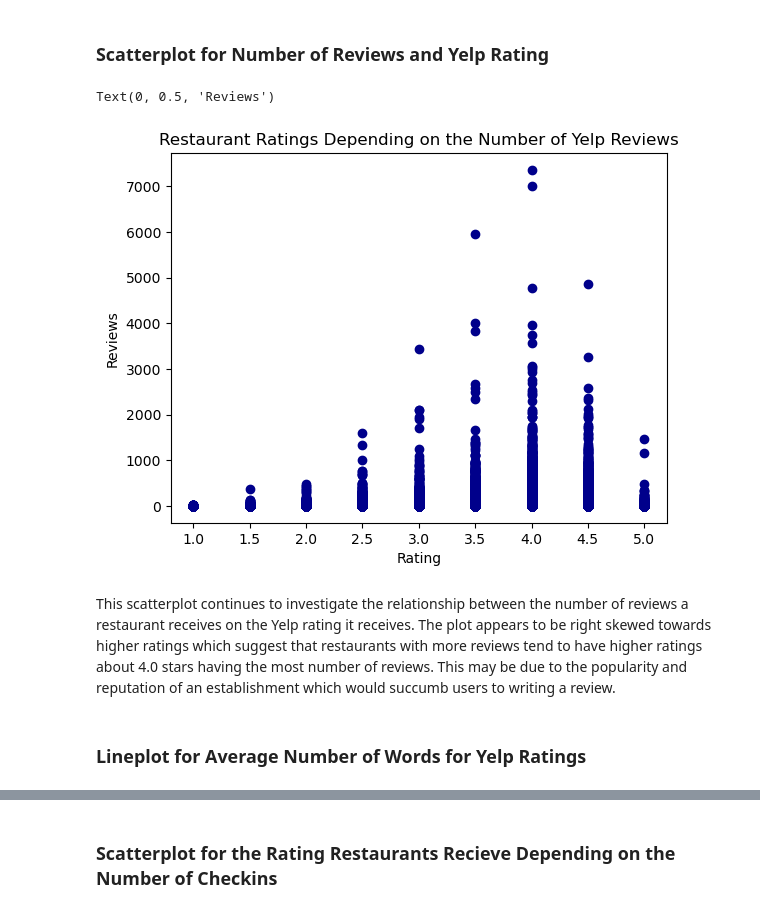
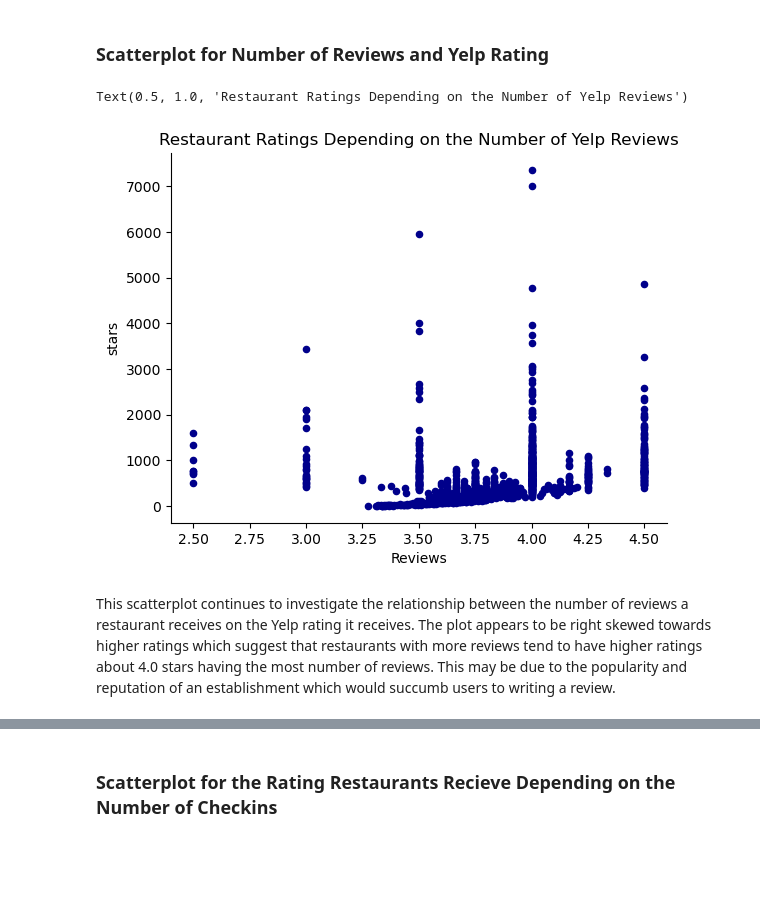
Before and after one commit to vvickychan/yelp-code, a Jupyter notebook: yelp.ipynb, the cells around one changed output, grey strips where cells are left out. Drawn from its saved outputs; the diff is of its cells as text; code cells hidden in the pictures; blank space fills up the shorter version.

```diff
--- a/yelp.ipynb
+++ b/yelp.ipynb
@@ -578,18 +582,21 @@ This line graph illustrates the number of reviews restaurants recieve and the av
 # %% [markdown]
 ### Scatterplot for Number of Reviews and Yelp Rating
 # %%
-plt.scatter(df2_business['stars'], df2_business['review_count'], c='DarkBlue')
+business_groups = df2_business.groupby(['review_count']).mean()
+business_groups['reviews'] = business_groups.index
+business_groups.head()
 
-plt.spines['right'].set_visible(False)
-plt.spines['top'].set_visible(False)
+ax = business_groups.plot.scatter(x='stars', y='reviews', c='DarkBlue')
 
-plt.title("Restaurant Ratings Depending on the Number of Yelp Reviews")
-plt.xlabel('Rating')
-plt.ylabel('Reviews')
+ax.spines['right'].set_visible(False)
+ax.spines['top'].set_visible(False)
+
+ax.set_xlabel('Reviews')
+ax.set_ylabel('stars')
+
+ax.set_title("Restaurant Ratings Depending on the Number of Yelp Reviews")
 # %% [output]
-Text(0, 0.5, 'Reviews')
+Text(0.5, 1.0, 'Restaurant Ratings Depending on the Number of Yelp Reviews')
-[figure, old version]
+[figure, new version]
 # %% [markdown]
 This scatterplot continues to investigate the relationship between the number of reviews a restaurant receives on the Yelp rating it receives. The plot appears to be right skewed towards higher ratings which suggest that restaurants with more reviews tend to have higher ratings about 4.0 stars having the most number of reviews. This may be due to the popularity and reputation of an establishment which would succumb users to writing a review.
-# %% [markdown]
-### Lineplot for Average Number of Words for Yelp Ratings
```
Also changed, not shown: parts of 41 cells of this notebook, 1 other file.
